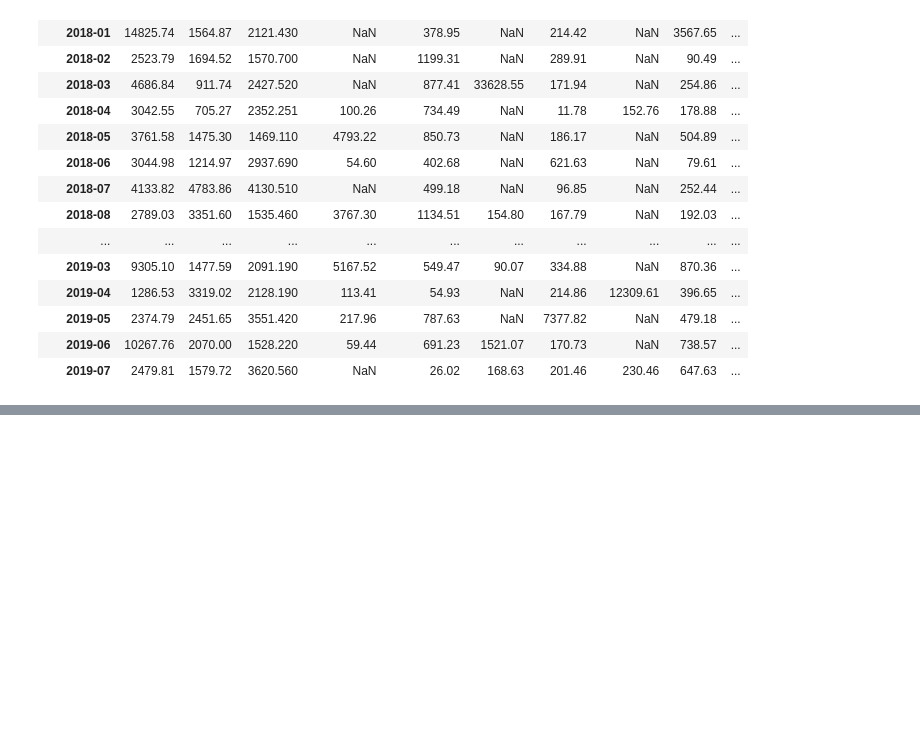
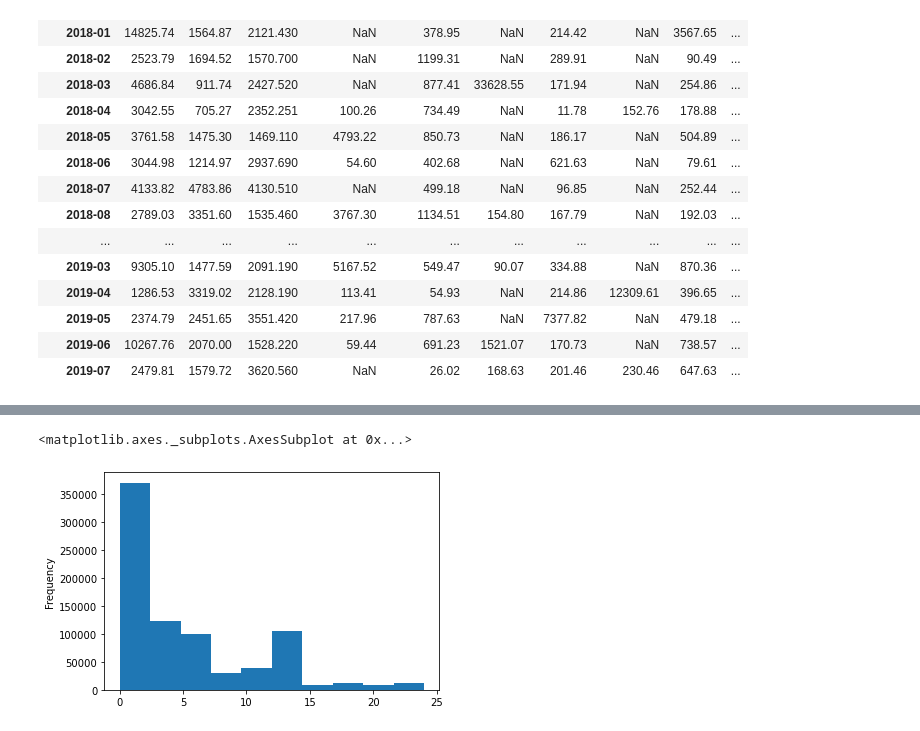
Before and after one commit to richardcure/capstone, a Jupyter notebook: EDA.ipynb, the cells around one changed output, grey strips where cells are left out. Saved outputs shown, nothing was run; the diff lists cells and outputs as text; code cells hidden in the pictures; blank space fills up the shorter version.

```diff
--- a/EDA.ipynb
+++ b/EDA.ipynb
@@ -240,0 +263,9 @@ dfidxd[top10revenuecountries_no_uk].plot(figsize=(15,10))
+# %%
+t = df[df['price'] > 0]
+# %%
+t = t.sort_values('price', ascending=False)
+# %%
+t['times_viewed'].plot(kind='hist')
+# %% [output]
+<matplotlib.axes._subplots.AxesSubplot at 0x...>
+[figure, added]
```
Also changed, not shown: parts of 13 cells of this notebook.
